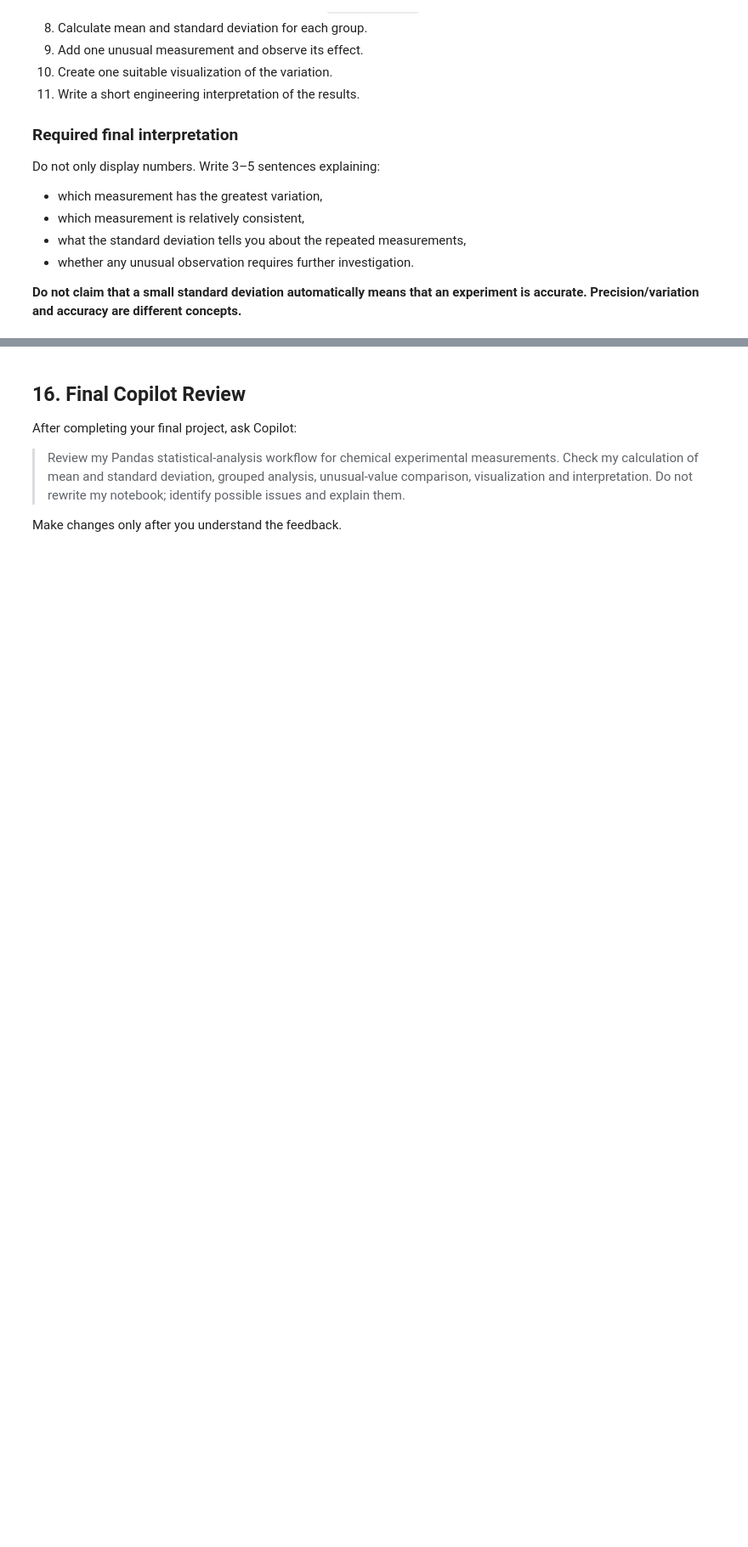
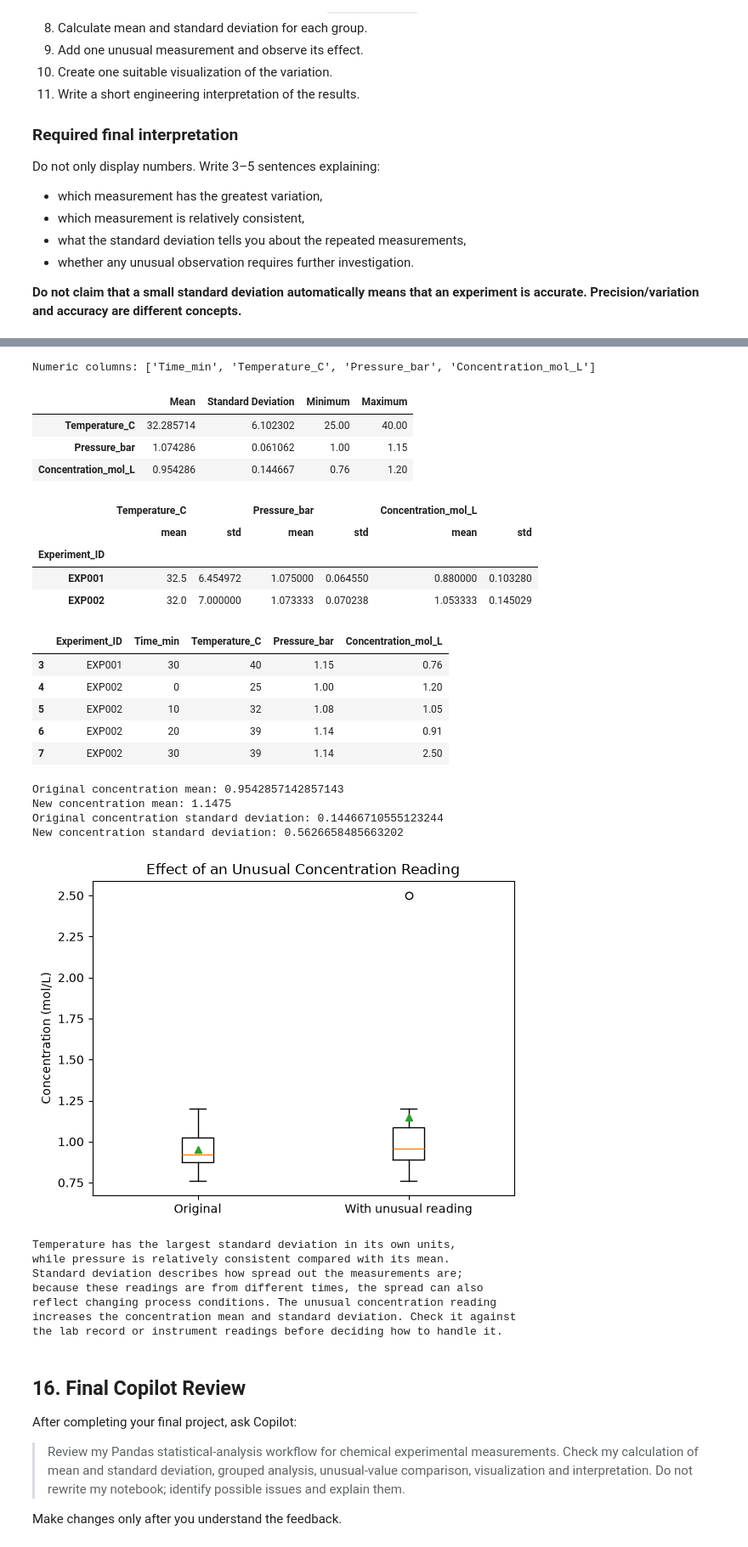
Before and after one commit to alexparashar24-spec/CP_Practical, a Jupyter notebook: Practical_09_Basic_Statistical_Analysis_Experimental_Measurements.ipynb, the cells around one changed output, grey strips where cells are left out. Shown at 85% size. Saved outputs shown, nothing was run; the diff lists cells and outputs as text; code cells hidden in the pictures; blank space fills up the shorter version.

```diff
--- a/Practical_09_Basic_Statistical_Analysis_Experimental_Measurements.ipynb
+++ b/Practical_09_Basic_Statistical_Analysis_Experimental_Measurements.ipynb
@@ -499,0 +551,48 @@ Do not only display numbers. Write 3–5 sentences explaining:
+# %%
+# FINAL PROJECT
+# Experimental Measurement Statistics
+# Build your complete Pandas-based statistical workflow here.
+import pandas as pd
+import matplotlib.pyplot as plt
+ # 1. Load and display the data
+df = pd.read_csv("chem_exp.csv")
+display(df)
+
+# 2. Identify the numeric columns and measurements
+numeric_columns = df.select_dtypes(include="number").columns
+print("Numeric columns:", list(numeric_columns))
+measurement_columns = ["Temperature_C","Pressure_bar", "Concentration_mol_L"]
+
+# 3. Calculate mean, standard deviation, minimum, and maximum
+summary = pd.DataFrame({    "Mean": df[measurement_columns].mean(),    "Standard Deviation": df[measurement_columns].std(),    "Minimum": df[measurement_columns].min(),    "Maximum": df[measurement_columns].max()})
+display(summary)
+
+# 4. Calculate mean and standard deviation for each experiment
+group_summary = df.groupby("Experiment_ID")[measurement_columns].agg(    ["mean", "std"] )
+display(group_summary)
+
+# 5. Add a simulated unusual concentration reading for EXP002
+df_with_unusual = df.copy()
+df_with_unusual.loc[len(df_with_unusual)] = ["EXP002", 30, 39, 1.14, 2.50]
+display(df_with_unusual.tail())
+# Compare concentration statistics before and after adding the reading
+print("Original concentration mean:", df["Concentration_mol_L"].mean())
+print("New concentration mean:", df_with_unusual["Concentration_mol_L"].mean())
+print("Original concentration standard deviation:",      df["Concentration_mol_L"].std())
+print("New concentration standard deviation:",      df_with_unusual["Concentration_mol_L"].std())
+
+# 6. Plot the concentration variation before and after
+plt.boxplot(    [df["Concentration_mol_L"],    df_with_unusual["Concentration_mol_L"]],    tick_labels=["Original", "With unusual reading"],    showmeans=True)
+plt.ylabel("Concentration (mol/L)")
+plt.title("Effect of an Unusual Concentration Reading")
+plt.show()
+
+# 7. Engineering interpretation
+print("Temperature has the largest standard deviation in its own units, ")
+print("while pressure is relatively consistent compared with its mean. ")
+print("Standard deviation describes how spread out the measurements are; ")
+print("because these readings are from different times, the spread can also ")
+print("reflect changing process conditions. The unusual concentration reading ")
+print("increases the concentration mean and standard deviation. Check it against " )
+print("the lab record or instrument readings before deciding how to handle it.")
+# %% [output]
@@ -500,3 +607,31 @@ Do not only display numbers. Write 3–5 sentences explaining:
+Numeric columns: ['Time_min', 'Temperature_C', 'Pressure_bar', 'Concentration_mol_L']
+|  | Mean | Standard Deviation | Minimum | Maximum |
+| Temperature_C | 32.285714 | 6.102302 | 25.00 | 40.00 |
+| Pressure_bar | 1.074286 | 0.061062 | 1.00 | 1.15 |
+| Concentration_mol_L | 0.954286 | 0.144667 | 0.76 | 1.20 |
+|  | Temperature_C |  | Pressure_bar |  | Concentration_mol_L |  |
+|  | mean | std | mean | std | mean | std |
+| Experiment_ID |  |  |  |  |  |  |
+| EXP001 | 32.5 | 6.454972 | 1.075000 | 0.064550 | 0.880000 | 0.103280 |
+| EXP002 | 32.0 | 7.000000 | 1.073333 | 0.070238 | 1.053333 | 0.145029 |
+|  | Experiment_ID | Time_min | Temperature_C | Pressure_bar | Concentration_mol_L |
+| 3 | EXP001 | 30 | 40 | 1.15 | 0.76 |
+| 4 | EXP002 | 0 | 25 | 1.00 | 1.20 |
+| 5 | EXP002 | 10 | 32 | 1.08 | 1.05 |
+| 6 | EXP002 | 20 | 39 | 1.14 | 0.91 |
+| 7 | EXP002 | 30 | 39 | 1.14 | 2.50 |
+Original concentration mean: 0.9542857142857143
+New concentration mean: 1.1475
+Original concentration standard deviation: 0.14466710555123244
+New concentration standard deviation: 0.5626658485663202
+[figure, added]
+Temperature has the largest standard deviation in its own units,
+while pressure is relatively consistent compared with its mean.
+Standard deviation describes how spread out the measurements are;
+because these readings are from different times, the spread can also
+reflect changing process conditions. The unusual concentration reading
+increases the concentration mean and standard deviation. Check it against
+the lab record or instrument readings before deciding how to handle it.
 # %% [markdown]
 ## 16. Final Copilot Review
 
```
Also changed, not shown: parts of 15 cells of this notebook, 8 other files.
